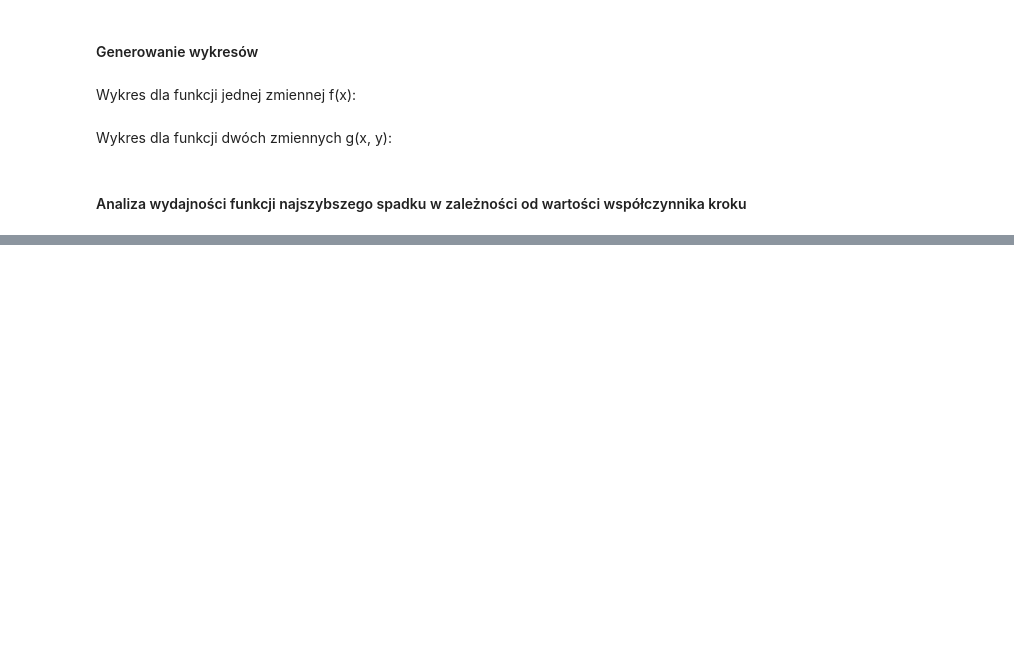
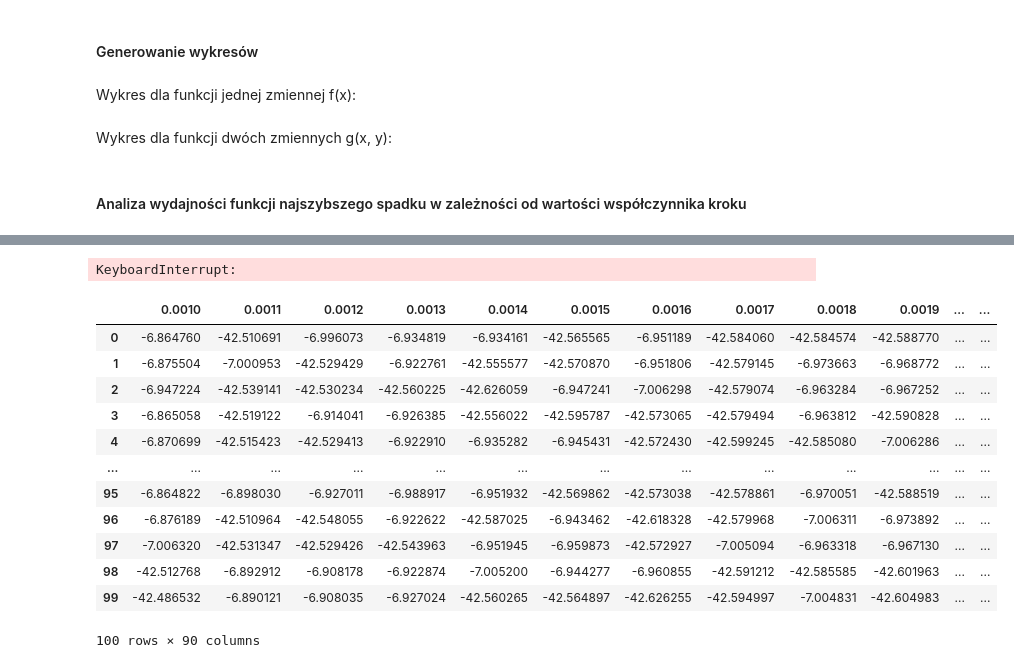
Before and after one commit to janekfilipecki/core-machine-learning, a Jupyter notebook: cw_1.ipynb, the cells around one changed output, grey strips where cells are left out. Drawn from its saved outputs; the diff is of its cells as text; code cells hidden in the pictures; blank space fills up the shorter version.

Commit message:
added analysis and improved error catching

```diff
--- a/cw_1.ipynb
+++ b/cw_1.ipynb
@@ -11,6 +11,8 @@ import numpy as np
 from plotly import graph_objs as go
 import math
 import pandas as pd
+
+RNG = np.random.default_rng()
 # %% [markdown]
 #### Definicje funkcji oraz ich pochodnych cząstkowych (gradientów)
 # %%
@@ -40,11 +42,15 @@ def gradient_descent(start_point, beta, grad, stop_treshlod, num_iters):
     point = start_point
     for _ in range(num_iters):
         theta = grad(point)
-        if theta.sum() < stop_treshlod:
+        if abs(theta.sum()) < stop_treshlod:
             break
+        # check for overflow errors
+        # (any inf or Nan values in the output array)
+        if abs(theta.sum()) > 100000:
+            return steps, False
         point = point - beta * theta
         steps = np.append(steps, [point], 0)
-    return steps
+    return steps, True
 # %% [markdown]
 #### Generowanie wykresów
 # %% [markdown]
@@ -105,0 +119,36 @@ fig.show()
+# %%
+def test_beta(func, grad, beta: int, max_r, num_iters: int):
+    end_points = []
+    for _ in range(num_iters):
+        p = RNG.uniform(max_r[0], max_r[1], 2)
+        dsc = gradient_descent(p, beta, grad, 0.0001, 100)
+        if not dsc[1]:
+            end_points.append(np.nan)
+        else:
+            end_points.append(func(dsc[0][-1]))
+    return np.array(end_points)
+# %%
+b_arr = np.arange(0.001, 0.01, 0.0001)
+performance = {np.round(b, 4):(test_beta(g, grad_g, b, [-3, 3], 100)) for b in b_arr}
+
+df = pd.DataFrame(columns=[b for b in performance.keys()])
+for col in df.columns:
+    df[col] = performance[col]
+# %% [output]
+KeyboardInterrupt:
+# %%
+df
+# %% [output]
+|  | 0.0010 | 0.0011 | 0.0012 | 0.0013 | 0.0014 | 0.0015 | 0.0016 | 0.0017 | 0.0018 | 0.0019 | ... | ... |
+| 0 | -6.864760 | -42.510691 | -6.996073 | -6.934819 | -6.934161 | -42.565565 | -6.951189 | -42.584060 | -42.584574 | -42.588770 | ... | ... |
+| 1 | -6.875504 | -7.000953 | -42.529429 | -6.922761 | -42.555577 | -42.570870 | -6.951806 | -42.579145 | -6.973663 | -6.968772 | ... | ... |
+| 2 | -6.947224 | -42.539141 | -42.530234 | -42.560225 | -42.626059 | -6.947241 | -7.006298 | -42.579074 | -6.963284 | -6.967252 | ... | ... |
+| 3 | -6.865058 | -42.519122 | -6.914041 | -6.926385 | -42.556022 | -42.595787 | -42.573065 | -42.579494 | -6.963812 | -42.590828 | ... | ... |
+| 4 | -6.870699 | -42.515423 | -42.529413 | -6.922910 | -6.935282 | -6.945431 | -42.572430 | -42.599245 | -42.585080 | -7.006286 | ... | ... |
+| ... | ... | ... | ... | ... | ... | ... | ... | ... | ... | ... | ... | ... |
+| 95 | -6.864822 | -6.898030 | -6.927011 | -6.988917 | -6.951932 | -42.569862 | -42.573038 | -42.578861 | -6.970051 | -42.588519 | ... | ... |
+| 96 | -6.876189 | -42.510964 | -42.548055 | -6.922622 | -42.587025 | -6.943462 | -42.618328 | -42.579968 | -7.006311 | -6.973892 | ... | ... |
+| 97 | -7.006320 | -42.531347 | -42.529426 | -42.543963 | -6.951945 | -6.959873 | -42.572927 | -7.005094 | -6.963318 | -6.967130 | ... | ... |
+| 98 | -42.512768 | -6.892912 | -6.908178 | -6.922874 | -7.005200 | -6.944277 | -6.960855 | -42.591212 | -42.585585 | -42.601963 | ... | ... |
+| 99 | -42.486532 | -6.890121 | -6.908035 | -6.927024 | -42.560265 | -42.564897 | -42.626255 | -42.594997 | -7.004831 | -42.604983 | ... | ... |
+100 rows × 90 columns
```
Also changed, not shown: parts of 9 cells of this notebook.
